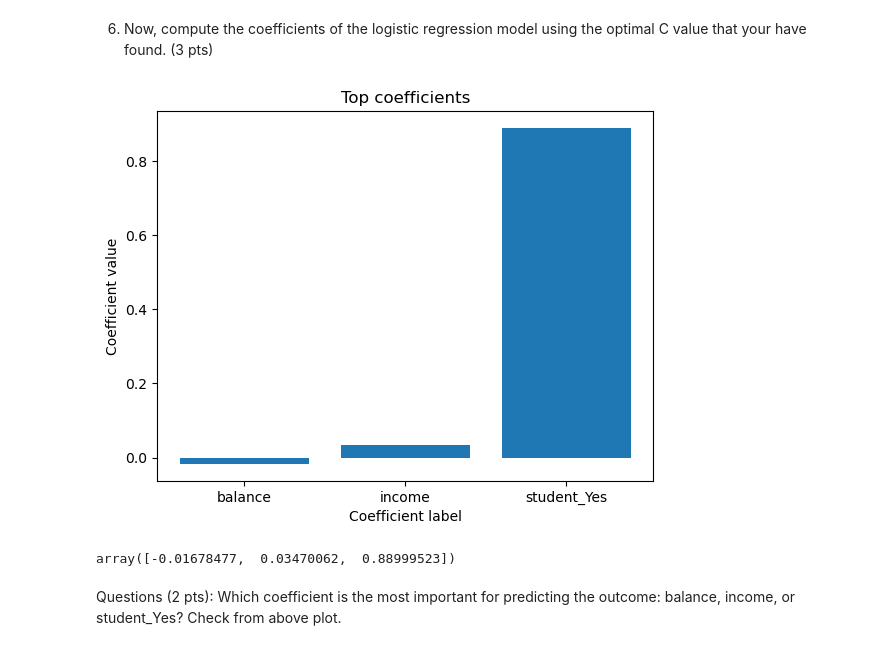
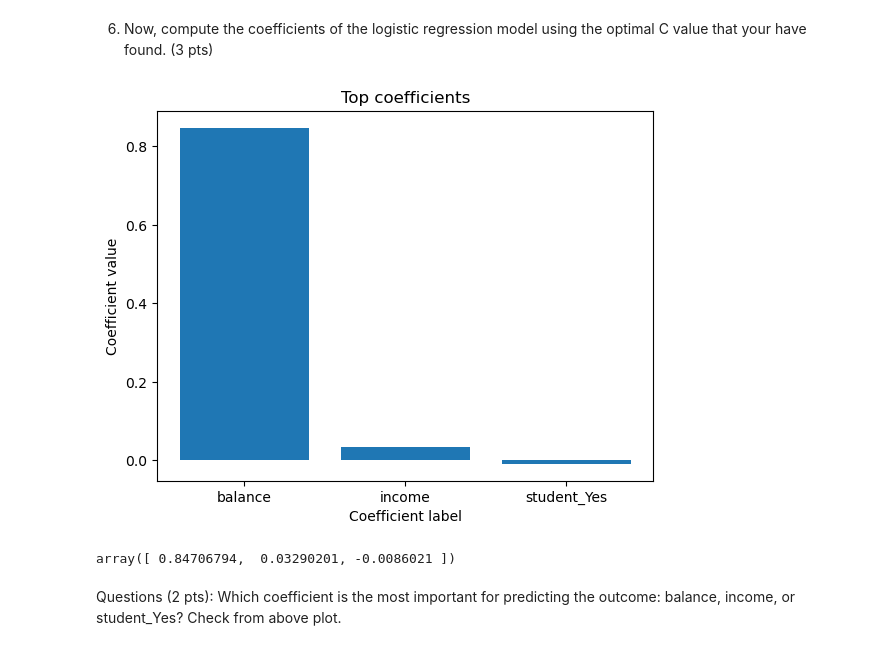
Before and after one commit to AsutoshDalei/DATA602_FardinaAlam, a Jupyter notebook: HW/HW4/Part 02/DATA 602- Homework 4 - Part2-Classification_120997754_DALEI.ipynb, the cells around one changed output. Saved outputs shown, nothing was run; the diff lists cells and outputs as text; code cells hidden in the pictures.

```diff
--- a/HW/HW4/Part 02/DATA 602- Homework 4 - Part2-Classification_120997754_DALEI.ipynb
+++ b/HW/HW4/Part 02/DATA 602- Homework 4 - Part2-Classification_120997754_DALEI.ipynb
@@ -317,7 +317,7 @@ from sklearn.preprocessing import StandardScaler
 scaler = StandardScaler()
 X_scaled = scaler.fit_transform(X)
 
-X_train, X_test, y_train, y_test = train_test_split(X_scaled, y, test_size=0.3, random_state=7)
+X_train, X_test, y_train, y_test = train_test_split(X_scaled, y, test_size=0.2, random_state=7)
 
 # Loop through each C value to evaluate model performance
 for C_val in C_vals:
@@ -366,22 +366,22 @@ Wall time: 1.56 s
 # %%
 #compute coefficients - Fit the model on the training data and calculate coefficients
 regr = LogisticRegression(penalty='l2', C=C_best)
 regr.fit(X_train,y_train)
 coeffs = np.array(regr.coef_)
 
 #Next sort and plot coefficients
-coeffs = np.sort(coeffs)
+# coeffs = np.sort(coeffs)
 
 plt.bar(np.array([0,1,2]), coeffs[0])
 plt.xlabel('Coefficient label')
 plt.xticks(np.array([0,1,2]), X.columns.values)
 plt.ylabel('Coefficient value')
 plt.title('Top coefficients')
 plt.show()
 coeffs[0]
 # %% [output]
-[figure, old version]
+[figure, new version]
-array([-0.01678477,  0.03470062,  0.88999523])
+array([ 0.84706794,  0.03290201, -0.0086021 ])
 # %% [markdown]
 Questions  (2 pts): Which coefficient is the most important for predicting the outcome: balance, income, or student_Yes? Check from above plot.
 # %% [markdown]
```
Also changed, not shown: parts of 9 cells of this notebook.
